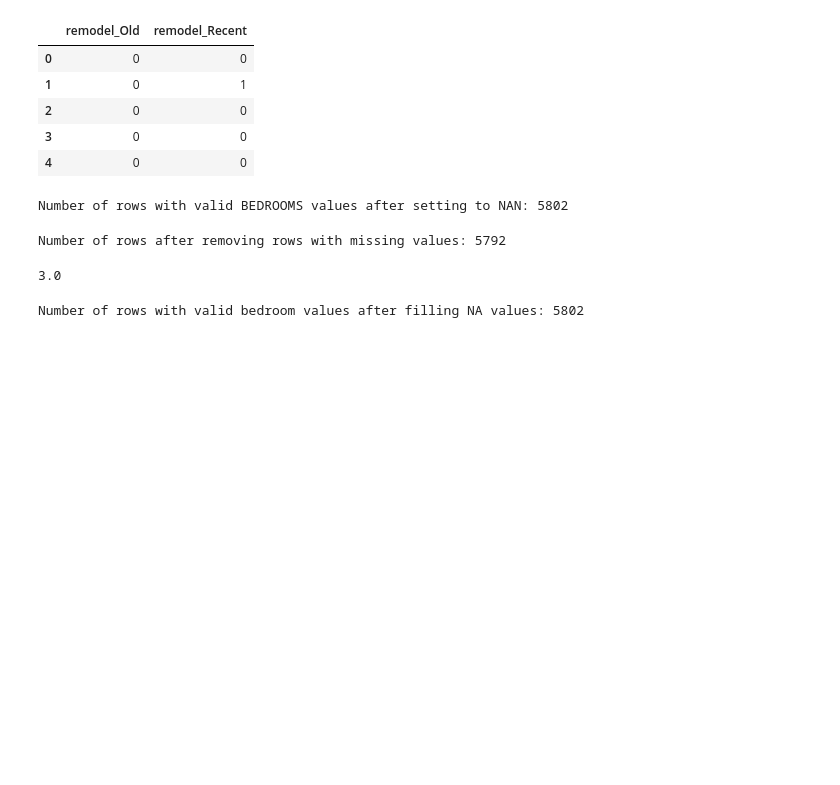
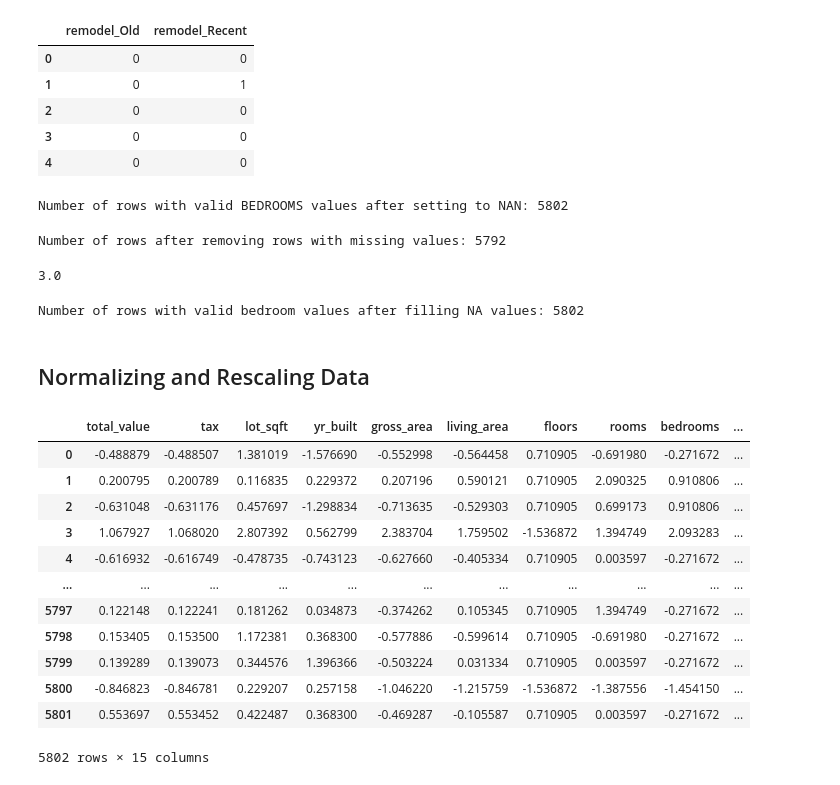
Before and after one commit to alextanhongpin/data-mining-for-business-analytics, a Jupyter notebook: 01_basic.ipynb, the cells around one changed output. Drawn from its saved outputs; the diff is of its cells as text; code cells hidden in the pictures; blank space fills up the shorter version.

```diff
--- a/01_basic.ipynb
+++ b/01_basic.ipynb
@@ -239,3 +239,5 @@ print(
 )
 # %% [output]
 Number of rows with valid bedroom values after filling NA values: 5802
+# %% [markdown]
+## Normalizing and Rescaling Data
@@ -241,0 +248,18 @@ Number of rows with valid bedroom values after filling NA values: 5802
+# %%
+# Normalizing a data frame with pandas:
+norm_df = (housing_df - housing_df.mean()) / housing_df.std()
+norm_df
+# %% [output]
+|  | total_value | tax | lot_sqft | yr_built | gross_area | living_area | floors | rooms | bedrooms | ... |
+| 0 | -0.488879 | -0.488507 | 1.381019 | -1.576690 | -0.552998 | -0.564458 | 0.710905 | -0.691980 | -0.271672 | ... |
+| 1 | 0.200795 | 0.200789 | 0.116835 | 0.229372 | 0.207196 | 0.590121 | 0.710905 | 2.090325 | 0.910806 | ... |
+| 2 | -0.631048 | -0.631176 | 0.457697 | -1.298834 | -0.713635 | -0.529303 | 0.710905 | 0.699173 | 0.910806 | ... |
+| 3 | 1.067927 | 1.068020 | 2.807392 | 0.562799 | 2.383704 | 1.759502 | -1.536872 | 1.394749 | 2.093283 | ... |
+| 4 | -0.616932 | -0.616749 | -0.478735 | -0.743123 | -0.627660 | -0.405334 | 0.710905 | 0.003597 | -0.271672 | ... |
+| ... | ... | ... | ... | ... | ... | ... | ... | ... | ... | ... |
+| 5797 | 0.122148 | 0.122241 | 0.181262 | 0.034873 | -0.374262 | 0.105345 | 0.710905 | 1.394749 | -0.271672 | ... |
+| 5798 | 0.153405 | 0.153500 | 1.172381 | 0.368300 | -0.577886 | -0.599614 | 0.710905 | -0.691980 | -0.271672 | ... |
+| 5799 | 0.139289 | 0.139073 | 0.344576 | 1.396366 | -0.503224 | 0.031334 | 0.710905 | 0.003597 | -0.271672 | ... |
+| 5800 | -0.846823 | -0.846781 | 0.229207 | 0.257158 | -1.046220 | -1.215759 | -1.536872 | -1.387556 | -1.454150 | ... |
+| 5801 | 0.553697 | 0.553452 | 0.422487 | 0.368300 | -0.469287 | -0.105587 | 0.710905 | 0.003597 | -0.271672 | ... |
+5802 rows × 15 columns
```
Also changed, not shown: parts of 21 cells of this notebook.
